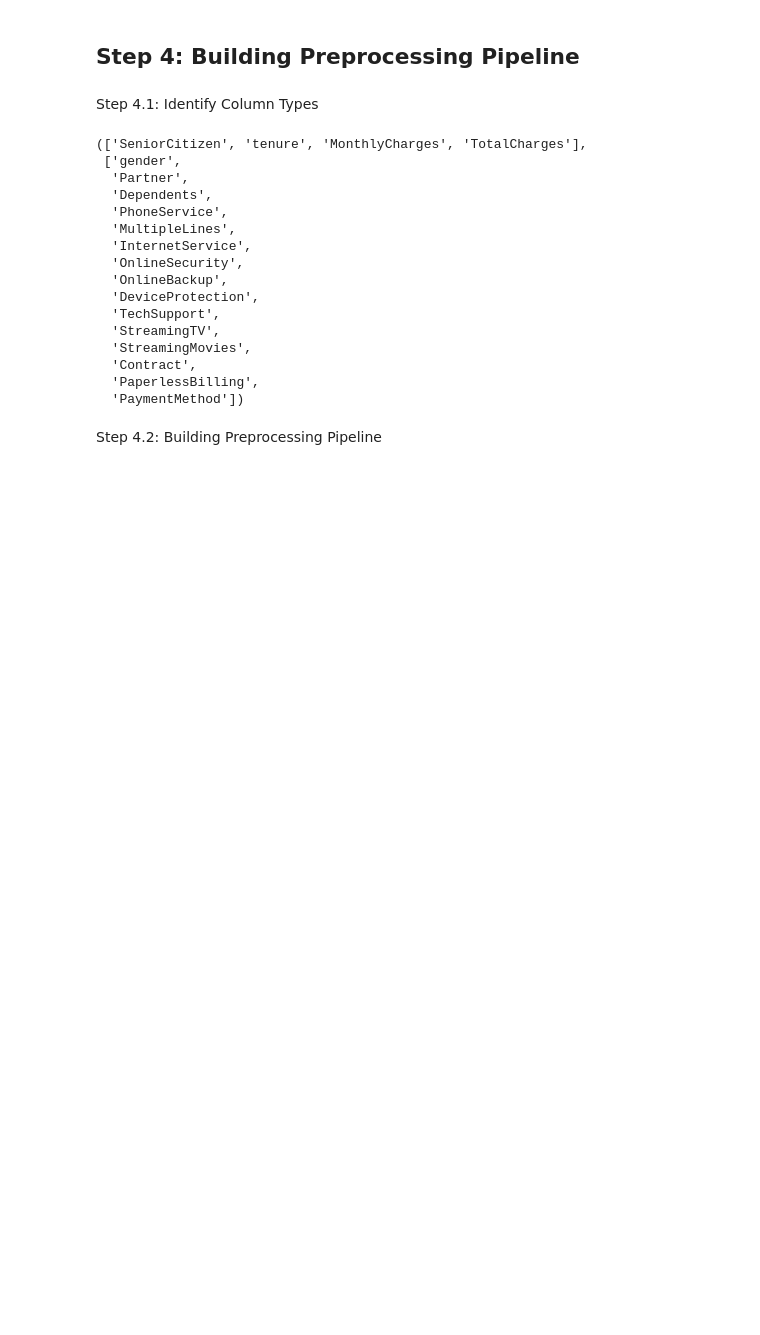
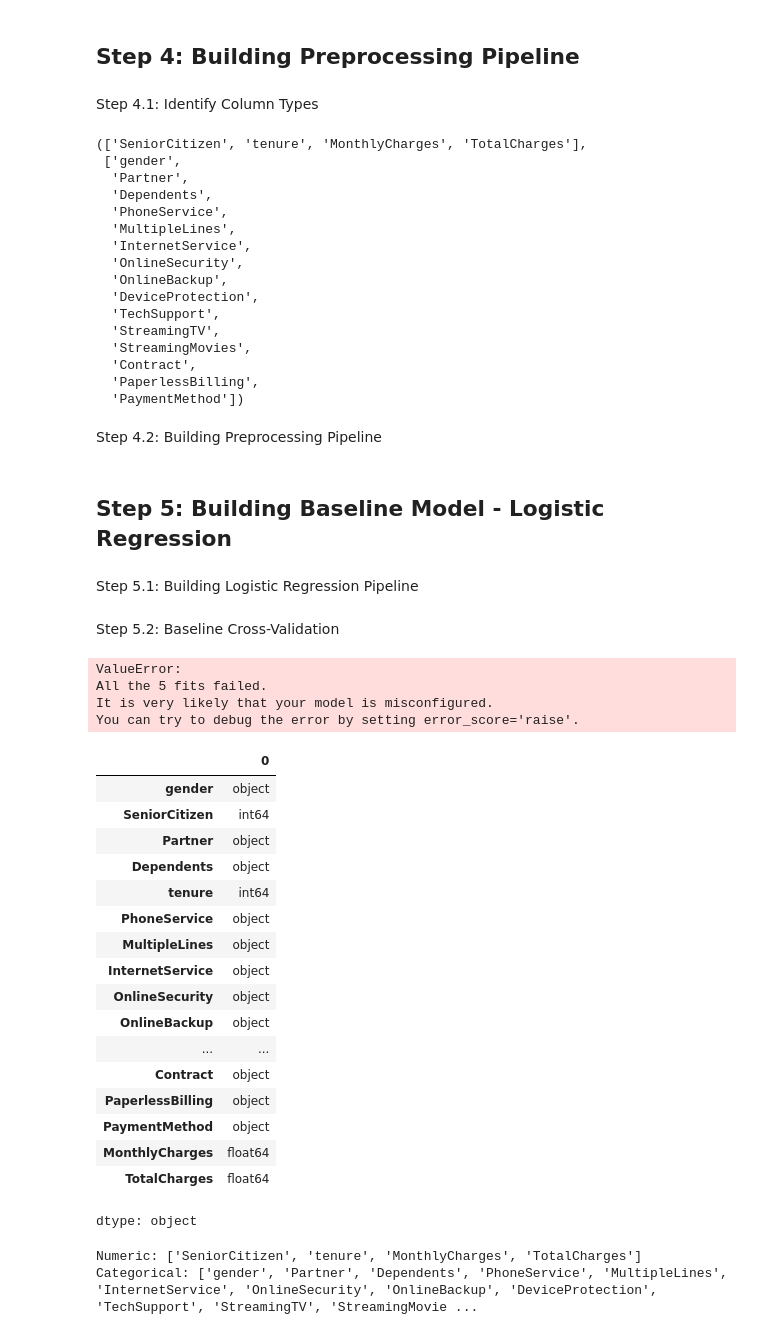
Before and after one commit to andrewmarasco/Capstone_Project__Customer_Churn_Binary_Classification, a Jupyter notebook: Customer_Churn_Classification_AM.ipynb, the cells around one changed output. Cells and saved outputs as stored; diff of their text form; code cells hidden in the pictures; blank space fills up the shorter version.

```diff
--- a/Customer_Churn_Classification_AM.ipynb
+++ b/Customer_Churn_Classification_AM.ipynb
@@ -354,0 +358,4 @@ preprocess = ColumnTransformer(
+# %% [markdown]
+## Step 5: Building Baseline Model - Logistic Regression
+# %% [markdown]
+Step 5.1: Building Logistic Regression Pipeline
@@ -354,0 +374,60 @@ preprocess = ColumnTransformer(
+# %% [markdown]
+Step 5.2: Baseline Cross-Validation
+# %%
+from sklearn.model_selection import StratifiedKFold, cross_validate
+
+cv = StratifiedKFold(n_splits=5, shuffle=True, random_state=42)
+
+scoring = {
+    "roc_auc": "roc_auc",
+    "precision": "precision",
+    "recall": "recall",
+    "f1": "f1"
+}
+
+logreg_cv = cross_validate(
+    logreg_pipe,
+    X_train,
+    y_train,
+    cv=cv,
+    scoring=scoring,
+    n_jobs=-1
+)
+
+{metric: logreg_cv[f"test_{metric}"].mean() for metric in scoring}
+# %% [output]
+ValueError:
+All the 5 fits failed.
+It is very likely that your model is misconfigured.
+You can try to debug the error by setting error_score='raise'.
+# %%
+X_train.dtypes
+# %% [output]
+|  | 0 |
+| gender | object |
+| SeniorCitizen | int64 |
+| Partner | object |
+| Dependents | object |
+| tenure | int64 |
+| PhoneService | object |
+| MultipleLines | object |
+| InternetService | object |
+| OnlineSecurity | object |
+| OnlineBackup | object |
+| ... | ... |
+| Contract | object |
+| PaperlessBilling | object |
+| PaymentMethod | object |
+| MonthlyCharges | float64 |
+| TotalCharges | float64 |
+dtype: object
+# %%
+# Recalculate feature lists AFTER cleaning
+numeric_features = X_train.select_dtypes(include=["int64", "float64"]).columns.tolist()
+categorical_features = X_train.select_dtypes(include=["object"]).columns.tolist()
+
+print("Numeric:", numeric_features)
+print("Categorical:", categorical_features)
+# %% [output]
+Numeric: ['SeniorCitizen', 'tenure', 'MonthlyCharges', 'TotalCharges']
+Categorical: ['gender', 'Partner', 'Dependents', 'PhoneService', 'MultipleLines', 'InternetService', 'OnlineSecurity', 'OnlineBackup', 'DeviceProtection', 'TechSupport', 'StreamingTV', 'StreamingMovie ...
```
Also changed, not shown: parts of 5 cells of this notebook.
